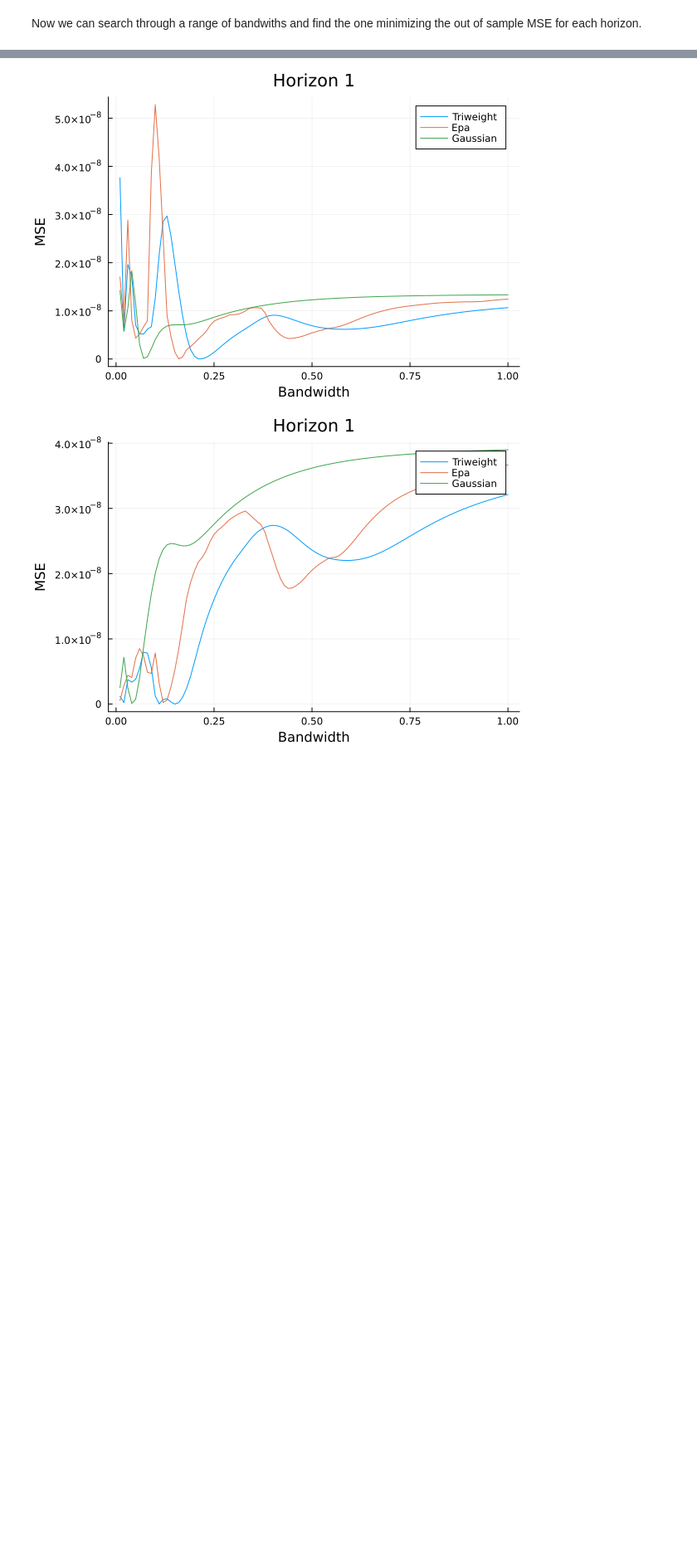
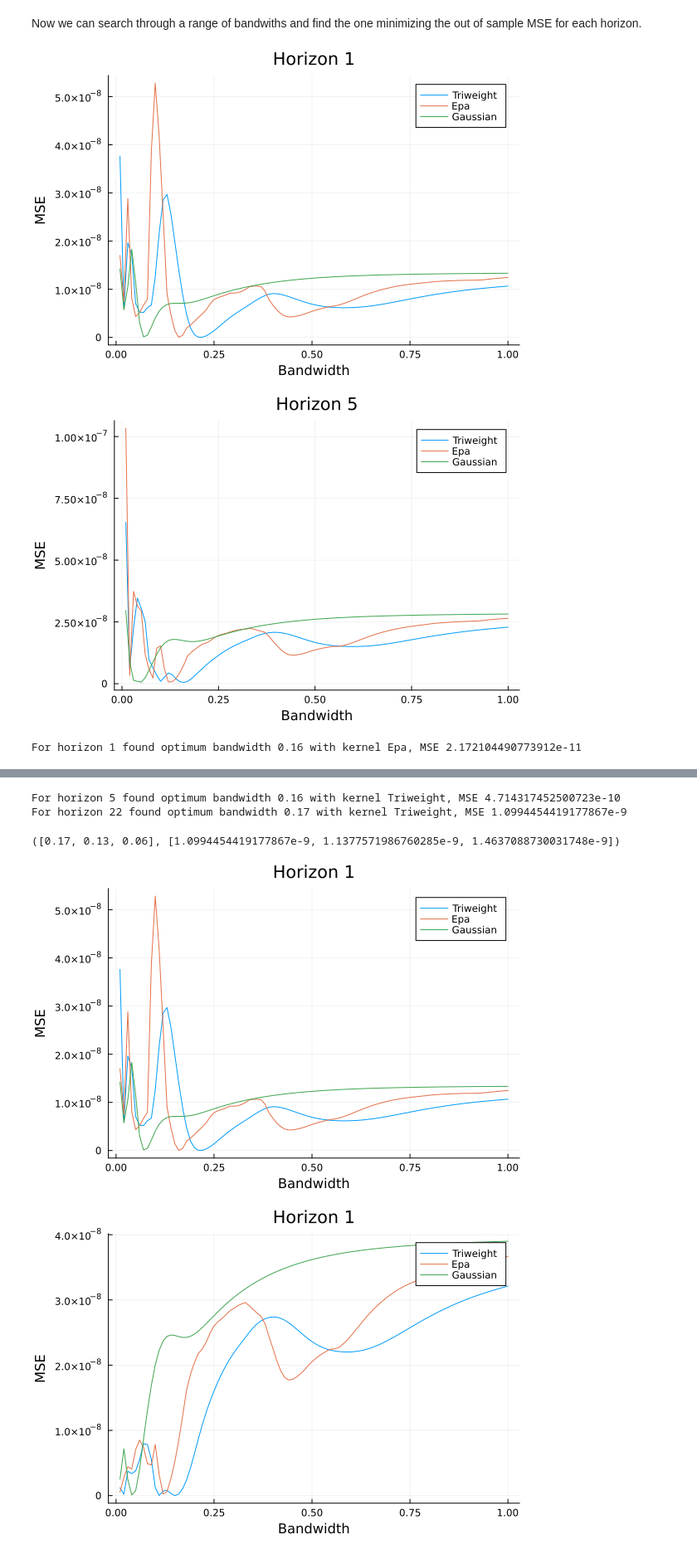
Before and after one commit to Matyas-Mattanelli/Financial-Econometrics-II, a Jupyter notebook: Project2.ipynb, the cells around one changed output, grey strips where cells are left out. Shown at 83% size. Cells and saved outputs as stored; diff of their text form; code cells hidden in the pictures; blank space fills up the shorter version.

```diff
--- a/Project2.ipynb
+++ b/Project2.ipynb
@@ -169,2 +172,14 @@ For horizon 22 found optimum bandwidth 0.01 with kernel Gaussian, MSE 2.36007642
 # %% [markdown]
 Now we can search through a range of bandwiths and find the one minimizing the out of sample MSE for each horizon.
+# %%
+##this is the cell with fixed bug - missing horizon argument (runtime 16m)
+#Horizon 1
+optimum_hor_1 = get_best_bw(0.01, 1, 0.01)
+#Horizon 5
+optimum_hor_5 = get_best_bw(0.01, 1, 0.01; horizon = 5, predictors = predictors[begin:(end - 4), :], target = target_5)
+#Horizon 22
+optimum_hor_22 =  get_best_bw(0.01, 1, 0.01; horizon = 22, predictors = predictors[begin:(end - 21), :], target = target_22)
+# %% [output]
+[figure, added]
+[figure, added]
+For horizon 1 found optimum bandwidth 0.16 with kernel Epa, MSE 2.172104490773912e-11
@@ -171,3 +187,6 @@ Now we can search through a range of bandwiths and find the one minimizing the o
+For horizon 5 found optimum bandwidth 0.16 with kernel Triweight, MSE 4.714317452500723e-10
+For horizon 22 found optimum bandwidth 0.17 with kernel Triweight, MSE 1.0994454419177867e-9
+([0.17, 0.13, 0.06], [1.0994454419177867e-9, 1.1377571986760285e-9, 1.4637088730031748e-9])
 # %%
 #runtime 16:23
 #Horizon 1
```
Also changed, not shown: parts of 15 cells of this notebook.
